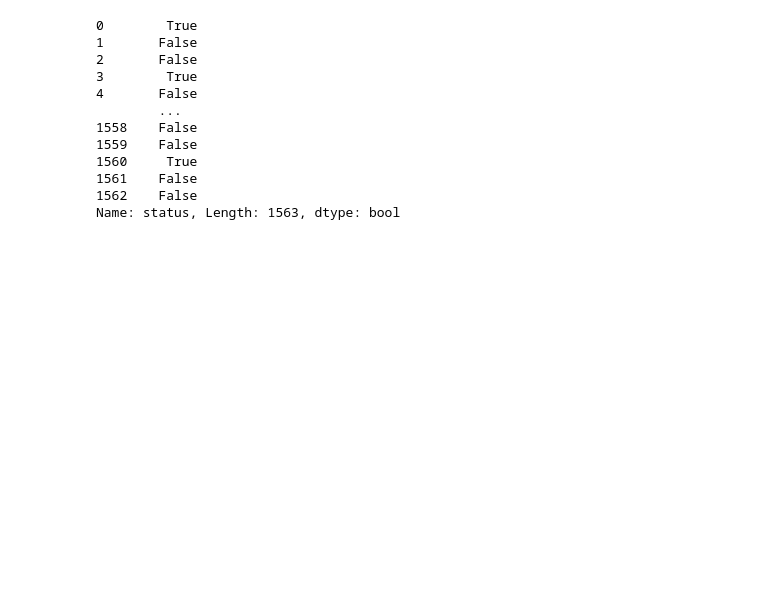
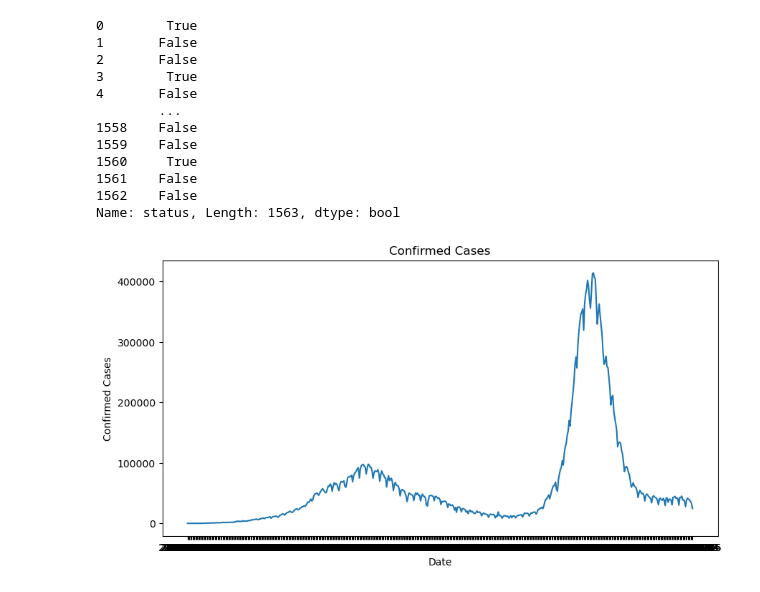
Before and after one commit to brainmentorspvtltd/ds-py, a Jupyter notebook: pandas_1.ipynb, the cells around one changed output. Saved outputs shown, nothing was run; the diff lists cells and outputs as text; code cells hidden in the pictures; blank space fills up the shorter version.

```diff
--- a/pandas_1.ipynb
+++ b/pandas_1.ipynb
@@ -125,3 +135,16 @@ df["status"] == "Confirmed"
 1561    False
 1562    False
 Name: status, Length: 1563, dtype: bool
+# %%
+confirmed_df = df[df["status"] =="Confirmed"]
+recovered_df = df[df["status"] == "Recovered"]
+deceased_df = df[df["status"] == "Deceased"]
+# %%
+plt.figure(figsize=(10,5))
+plt.plot(confirmed_df['dateymd'], confirmed_df['tt'])
+plt.title("Confirmed Cases")
+plt.xlabel("Date")
+plt.ylabel("Confirmed Cases")
+plt.show()
+# %% [output]
+[figure, added]
```
Also changed, not shown: parts of 8 cells of this notebook, 1 other file.
